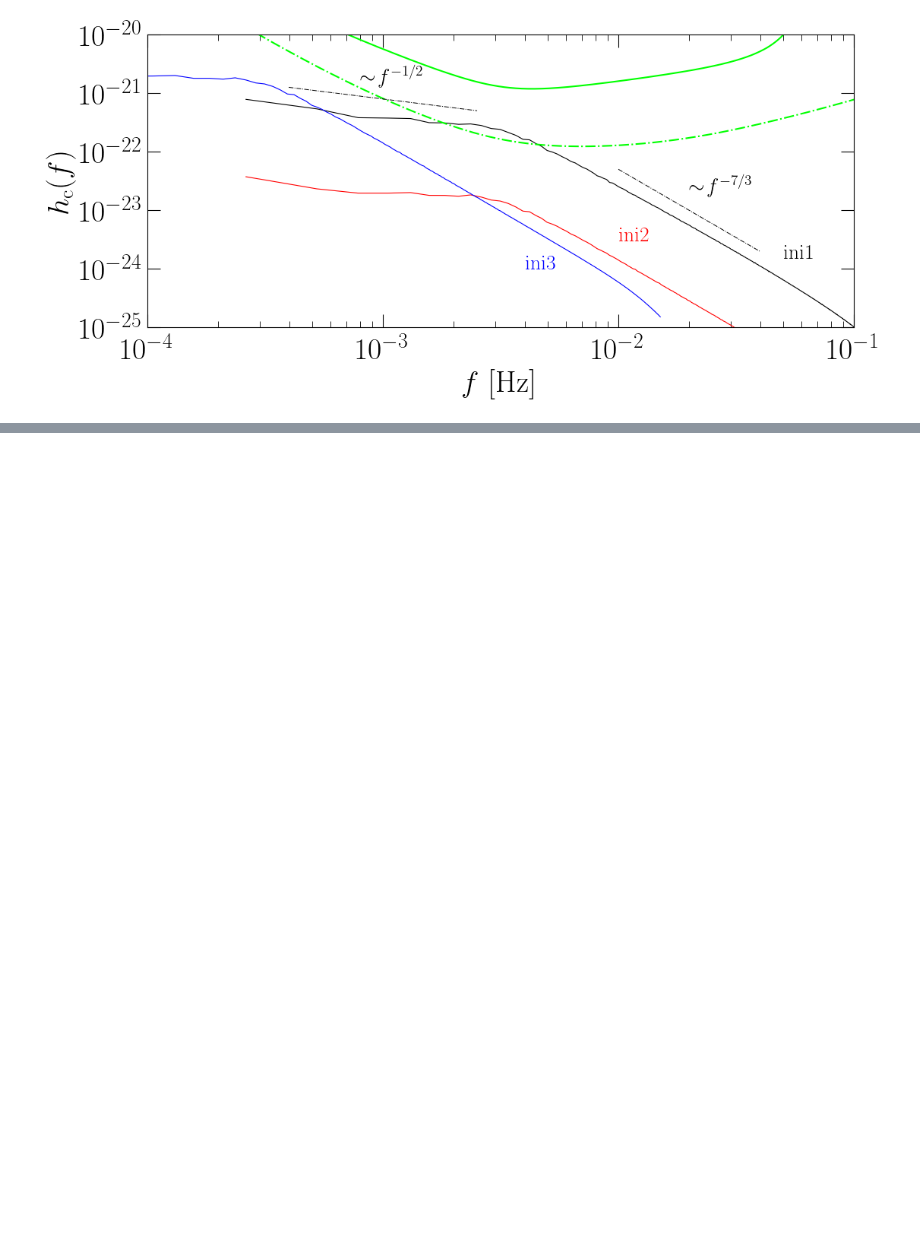
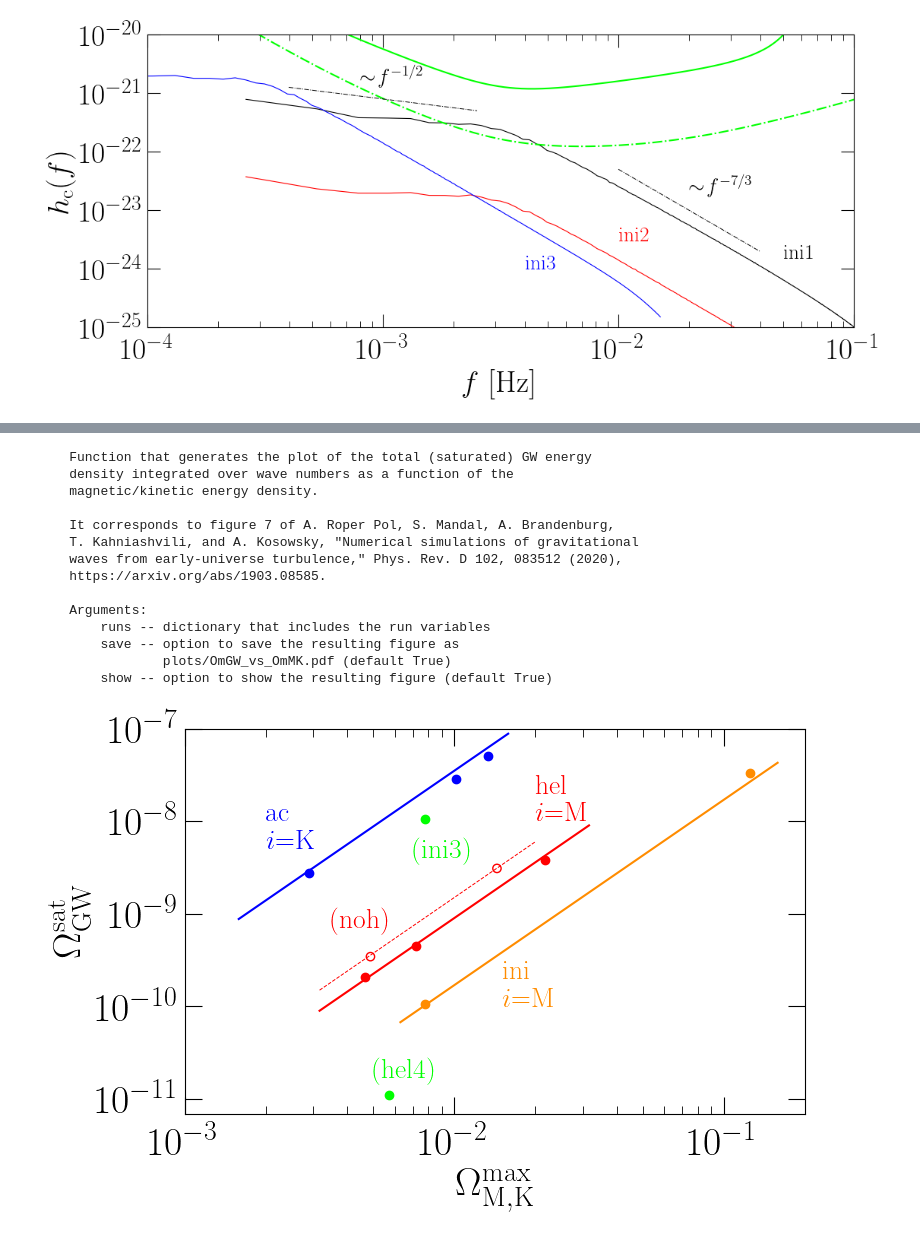
Before and after one commit to AlbertoRoper/cosmoGW, a Jupyter notebook: PRD_1903_08585/results_PRD_1903_08585.ipynb, the cells around one changed output, grey strips where cells are left out. Cells and saved outputs as stored; diff of their text form; code cells hidden in the pictures; blank space fills up the shorter version.

```diff
--- a/PRD_1903_08585/results_PRD_1903_08585.ipynb
+++ b/PRD_1903_08585/results_PRD_1903_08585.ipynb
@@ -161,0 +205,19 @@ res.plot_OmGW_hc_vs_f_ini(runs, Td=4, SNR=10)
+# %%
+print(res.plot_OmGW_vs_OmMK.__doc__)
+res.plot_OmGW_vs_OmMK(runs, save=True, show=True)
+# %% [output]
+    Function that generates the plot of the total (saturated) GW energy
+    density integrated over wave numbers as a function of the
+    magnetic/kinetic energy density.
+
+    It corresponds to figure 7 of A. Roper Pol, S. Mandal, A. Brandenburg,
+    T. Kahniashvili, and A. Kosowsky, "Numerical simulations of gravitational
+    waves from early-universe turbulence," Phys. Rev. D 102, 083512 (2020),
+    https://arxiv.org/abs/1903.08585.
+
+    Arguments:
+        runs -- dictionary that includes the run variables
+        save -- option to save the resulting figure as
+                plots/OmGW_vs_OmMK.pdf (default True)
+        show -- option to show the resulting figure (default True)
+[figure, added]
```
Also changed, not shown: parts of 15 cells of this notebook, 2 other files.
